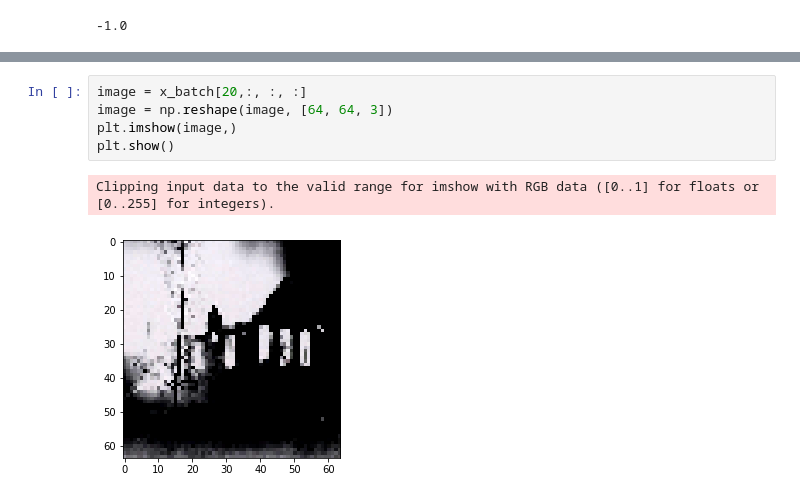
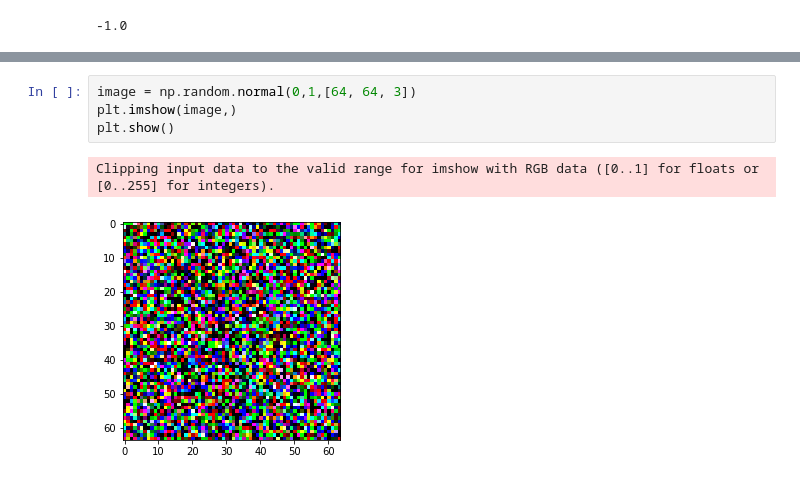
Before and after one commit to jaderabbit/100daysofMLCode, a Jupyter notebook: Untitled.ipynb, the cells around one changed output, grey strips where cells are left out. Saved outputs shown, nothing was run; the diff lists cells and outputs as text.

```diff
--- a/Untitled.ipynb
+++ b/Untitled.ipynb
@@ -199,8 +173,7 @@ np.min(x_batch)
 # %%
-image = x_batch[20,:, :, :]
-image = np.reshape(image, [64, 64, 3])
+image = np.random.normal(0,1,[64, 64, 3])
 plt.imshow(image,)
 plt.show()
 # %% [output]
 Clipping input data to the valid range for imshow with RGB data ([0..1] for floats or [0..255] for integers).
-[figure, old version]
+[figure, new version]
```
Also changed, not shown: parts of 13 cells of this notebook, 3 other files.
